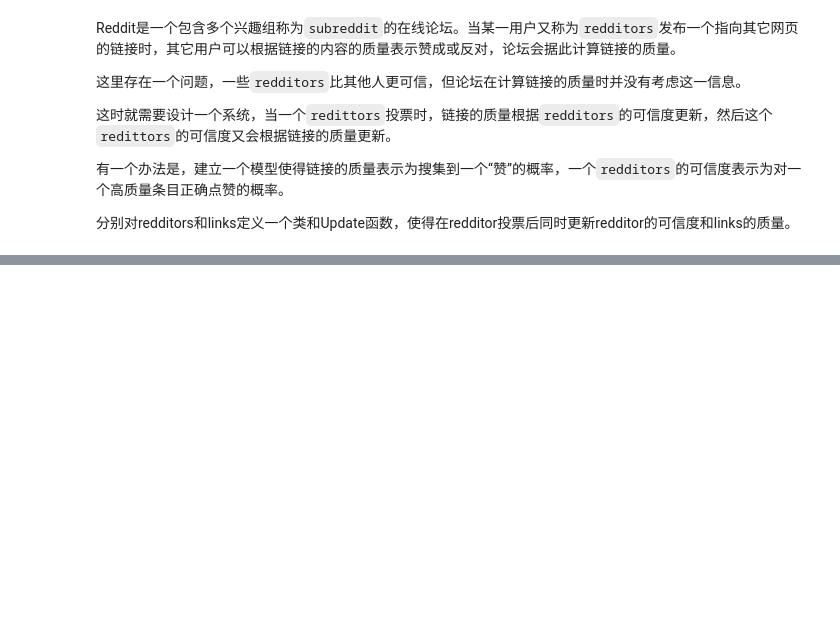
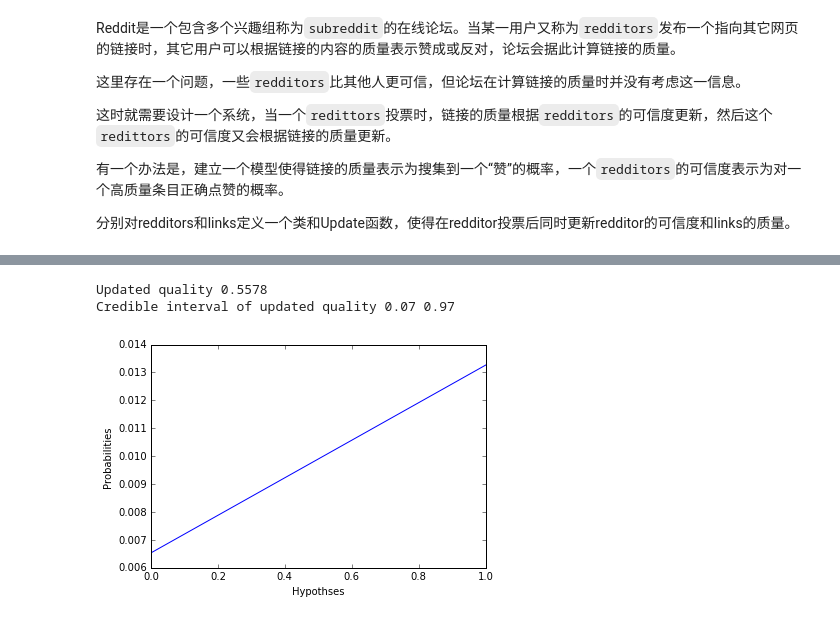
Before and after one commit to Tong-Chen/bayes_learn, a Jupyter notebook: Bayes_learn_code_3.ipynb, the cells around one changed output, grey strips where cells are left out. Cells and saved outputs as stored; diff of their text form; code cells hidden in the pictures; blank space fills up the shorter version.

```diff
--- a/Bayes_learn_code_3.ipynb
+++ b/Bayes_learn_code_3.ipynb
@@ -815,0 +911,8 @@ Reddit是一个包含多个兴趣组称为`subreddit`的在线论坛。当某一
+# %%
+link.probPlot()
+print "Updated quality",link.Mean()
+print "Credible interval of updated quality", link.Percentile(5),link.Percentile(95)
+# %% [output]
+Updated quality 0.5578
+Credible interval of updated quality 0.07 0.97
+[figure, added]
```
Also changed, not shown: parts of 14 cells of this notebook.
